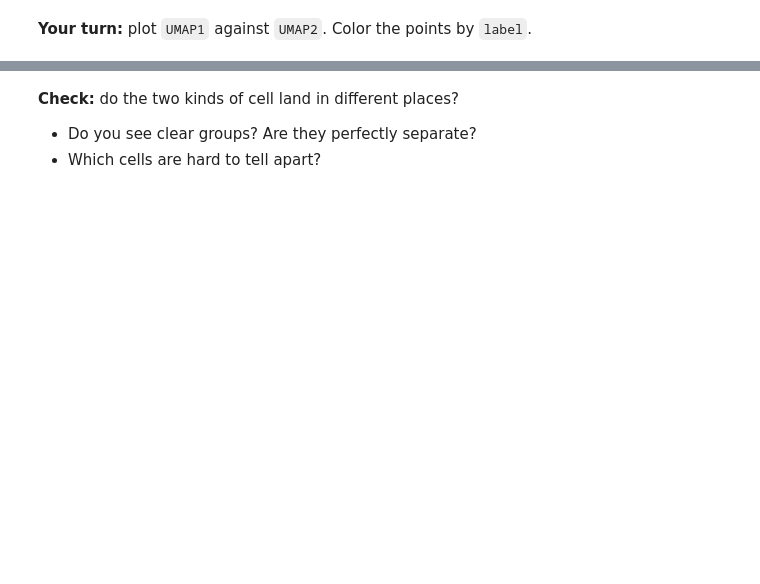
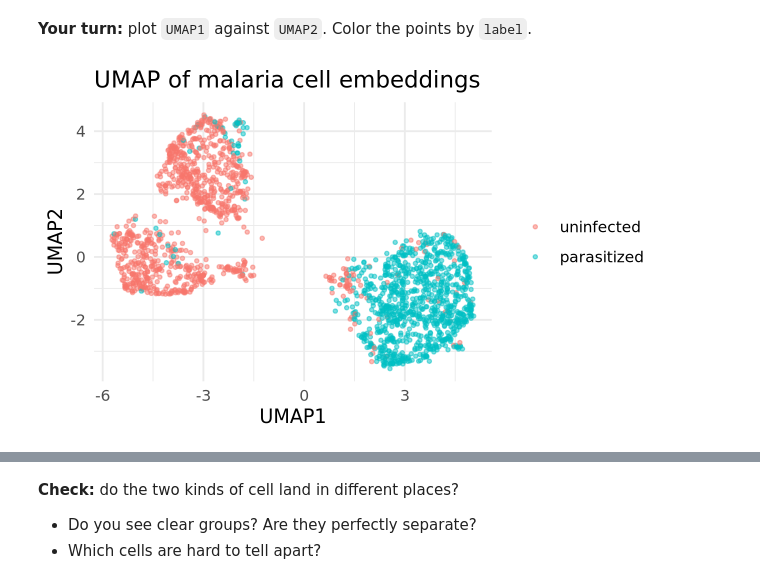
Before and after one commit to perryaholtz/codespace, a Jupyter notebook: exercises/17-encoder-exercise.ipynb, the cells around one changed output, grey strips where cells are left out. Drawn from its saved outputs; the diff is of its cells as text; code cells hidden in the pictures; blank space fills up the shorter version.

```diff
--- a/exercises/17-encoder-exercise.ipynb
+++ b/exercises/17-encoder-exercise.ipynb
@@ -45,3 +73,10 @@ umap_coords |> head()
 **Your turn:** plot `UMAP1` against `UMAP2`. Color the points by `label`.
 # %%
 # Chart code goes here
+umap_coords |>
+    ggplot(aes(x = UMAP1, y = UMAP2, color = label)) +
+    geom_point(alpha = 0.5, size = 0.8) +
+    labs(color = NULL, title = 'UMAP of malaria cell embeddings') +
+    theme_minimal()
+# %% [output]
+[figure, added]
```
Also changed, not shown: parts of 9 cells of this notebook, 2 other files.
